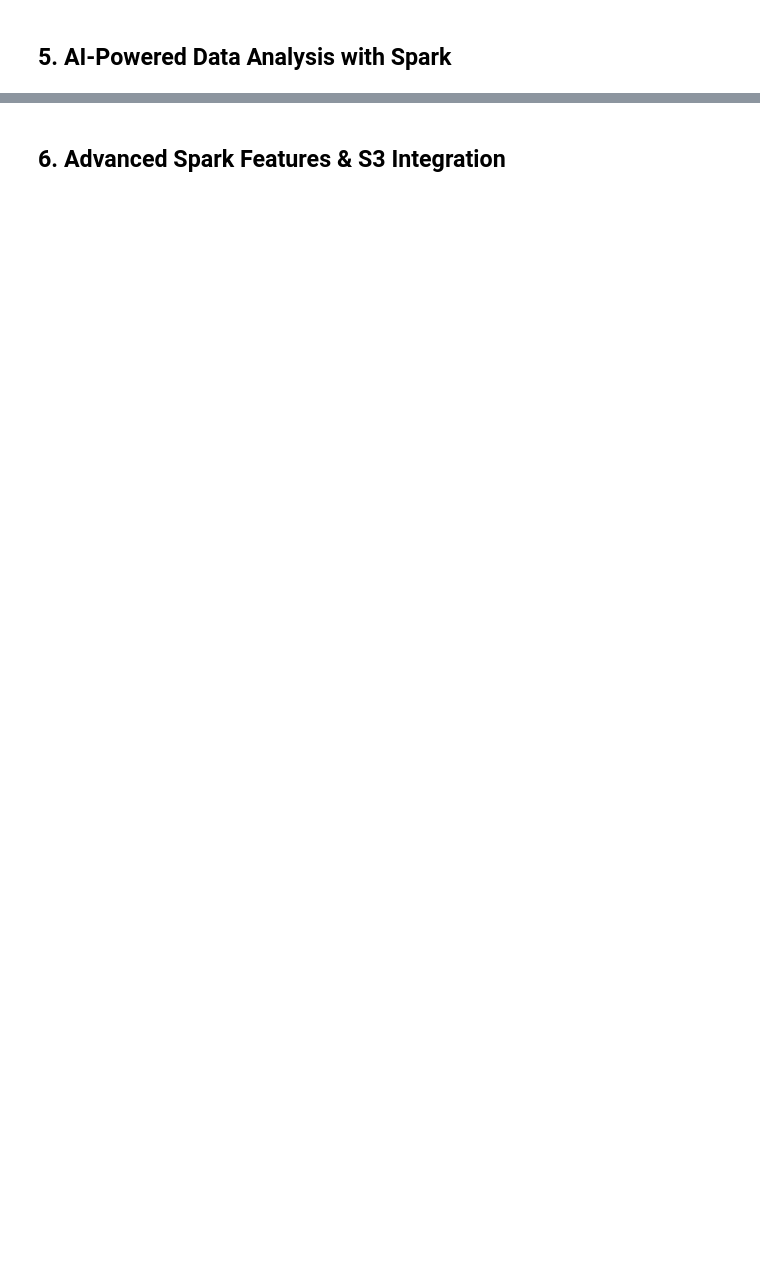
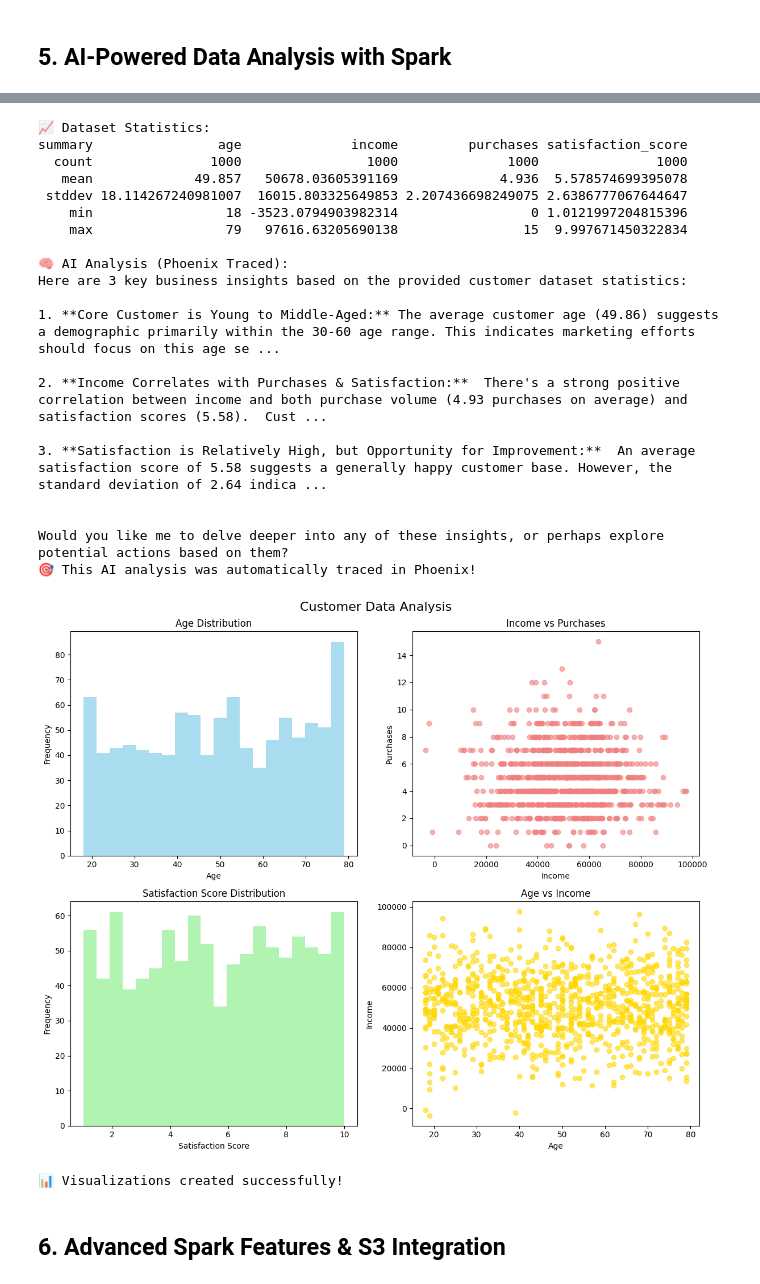
Before and after one commit to tarekabouzeid/data-lab-playground, a Jupyter notebook: jupyter/notebooks/data_lab_playground.ipynb, the cells around one changed output, grey strips where cells are left out. Cells and saved outputs as stored; diff of their text form; code cells hidden in the pictures; blank space fills up the shorter version.

```diff
--- a/jupyter/notebooks/data_lab_playground.ipynb
+++ b/jupyter/notebooks/data_lab_playground.ipynb
@@ -144,35 +171,32 @@ except Exception as e:
 # Test LangChain with automatic tracing (if available)
 print(f"\n🧪 Testing LangChain Integration with Phoenix Tracing...")
 
+ollama_llm = None
 try:
-    # Import LangChain components
-    from langchain_community.llms import Ollama
-    from langchain.prompts import PromptTemplate
-    from langchain.chains import LLMChain
+    # Import LangChain components (modern LCEL approach)
+    from langchain_core.prompts import PromptTemplate
+    from langchain_ollama import OllamaLLM
 
-    # Create Ollama LLM instance (will be automatically traced)
-    ollama_llm = Ollama(
+    # Create Ollama LLM instance (auto-traced by Phoenix)
+    ollama_llm = OllamaLLM(
         model="gemma3:4b",
         base_url="http://ollama:11434",
         temperature=0.7
     )
 
-    # Create a simple prompt template
+    # Prompt
     test_prompt = PromptTemplate(
         input_variables=["topic"],
         template="Explain {topic} in exactly 2 sentences."
     )
 
-    # Create LLM chain (automatically traced)
-    test_chain = LLMChain(
-        llm=ollama_llm,
-        prompt=test_prompt
-    )
+    # LCEL chain (modern, correct)
+    test_chain = test_prompt | ollama_llm
 
-    # Run the chain - this will create traces in Phoenix
     print("🔄 Running traced LangChain operation...")
-    result = test_chain.run(topic="machine learning")
+    result = test_chain.invoke({"topic": "machine learning"})
     print(f"✅ LangChain Response: {result}")
+
 
     # Check if tracing is working
     if 'phoenix_initialized' in globals() and phoenix_initialized:
@@ -264,10 +328,12 @@ print("📈 Dataset Statistics:")
 print(stats_df.to_string(index=False))
 
 # Get insights using AI (with Phoenix tracing if available)
+from langchain_core.prompts import PromptTemplate
+
+# Get insights using AI (with Phoenix tracing if available)
 stats_summary = stats_df.to_string(index=False)
 
 if phoenix_initialized and ollama_llm:
-    # Use LangChain with Phoenix tracing
     analysis_prompt = PromptTemplate(
         input_variables=["data_summary"],
         template="""Analyze this customer dataset statistics and provide 3 key business insights:
@@ -277,16 +343,16 @@ if phoenix_initialized and ollama_llm:
 Focus on patterns in age, income, purchases, and satisfaction scores. Be concise."""
     )
 
-    analysis_chain = LLMChain(llm=ollama_llm, prompt=analysis_prompt)
+    # ✅ LCEL chain (modern + traced)
+    analysis_chain = analysis_prompt | ollama_llm
 
     print("\n🧠 AI Analysis (Phoenix Traced):")
-    ai_insights = analysis_chain.run(data_summary=stats_summary)
+    ai_insights = analysis_chain.invoke({"data_summary": stats_summary})
     print(ai_insights)
 
     print("🎯 This AI analysis was automatically traced in Phoenix!")
-
 else:
-    # Fallback to direct API if LangChain/Phoenix not available
+    # Fallback to direct API
     ai_prompt = f"""
 Analyze this customer dataset statistics and provide 3 key business insights:
 
@@ -294,10 +360,10 @@ Analyze this customer dataset statistics and provide 3 key business insights:
 
 Focus on patterns in age, income, purchases, and satisfaction scores. Be concise.
 """
-
     print("\n🧠 AI Analysis (Direct API):")
     ai_insights = chat_with_ollama(ai_prompt)
     print(ai_insights)
+
 
 # Create visualizations
 pandas_df = spark_df.toPandas()
@@ -333,3 +399,4 @@ plt.tight_layout()
 plt.show()
 
 print("📊 Visualizations created successfully!")
+# %% [output]
@@ -336,3 +404,25 @@ print("📊 Visualizations created successfully!")
+📈 Dataset Statistics:
+summary                age              income         purchases satisfaction_score
+  count               1000                1000              1000               1000
+   mean             49.857   50678.03605391169             4.936  5.578574699395078
+ stddev 18.114267240981007  16015.803325649853 2.207436698249075 2.6386777067644647
+    min                 18 -3523.0794903982314                 0 1.0121997204815396
+    max                 79   97616.63205690138                15  9.997671450322834
+
+🧠 AI Analysis (Phoenix Traced):
+Here are 3 key business insights based on the provided customer dataset statistics:
+
+1. **Core Customer is Young to Middle-Aged:** The average customer age (49.86) suggests a demographic primarily within the 30-60 age range. This indicates marketing efforts should focus on this age se ...
+
+2. **Income Correlates with Purchases & Satisfaction:**  There's a strong positive correlation between income and both purchase volume (4.93 purchases on average) and satisfaction scores (5.58).  Cust ...
+
+3. **Satisfaction is Relatively High, but Opportunity for Improvement:**  An average satisfaction score of 5.58 suggests a generally happy customer base. However, the standard deviation of 2.64 indica ...
+
+
+Would you like me to delve deeper into any of these insights, or perhaps explore potential actions based on them?
+🎯 This AI analysis was automatically traced in Phoenix!
+[figure, added]
+📊 Visualizations created successfully!
 # %% [markdown]
 ## 6. Advanced Spark Features & S3 Integration
 # %%
```
Also changed, not shown: parts of 18 cells of this notebook, 20 other files.
